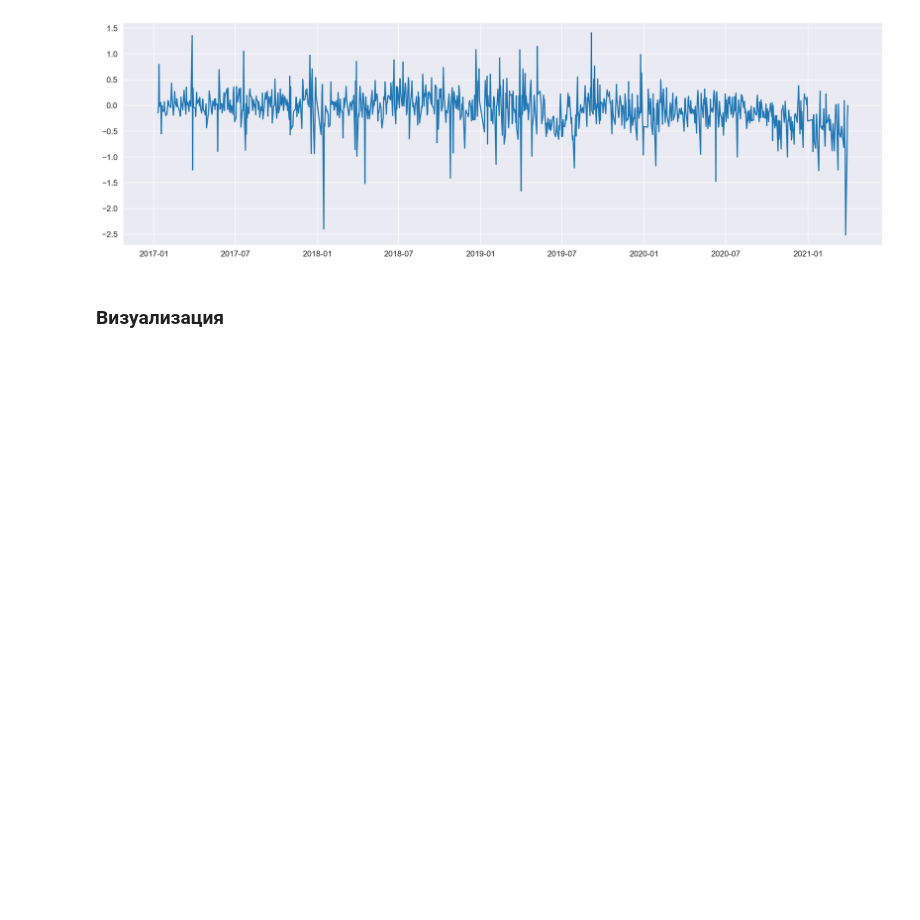
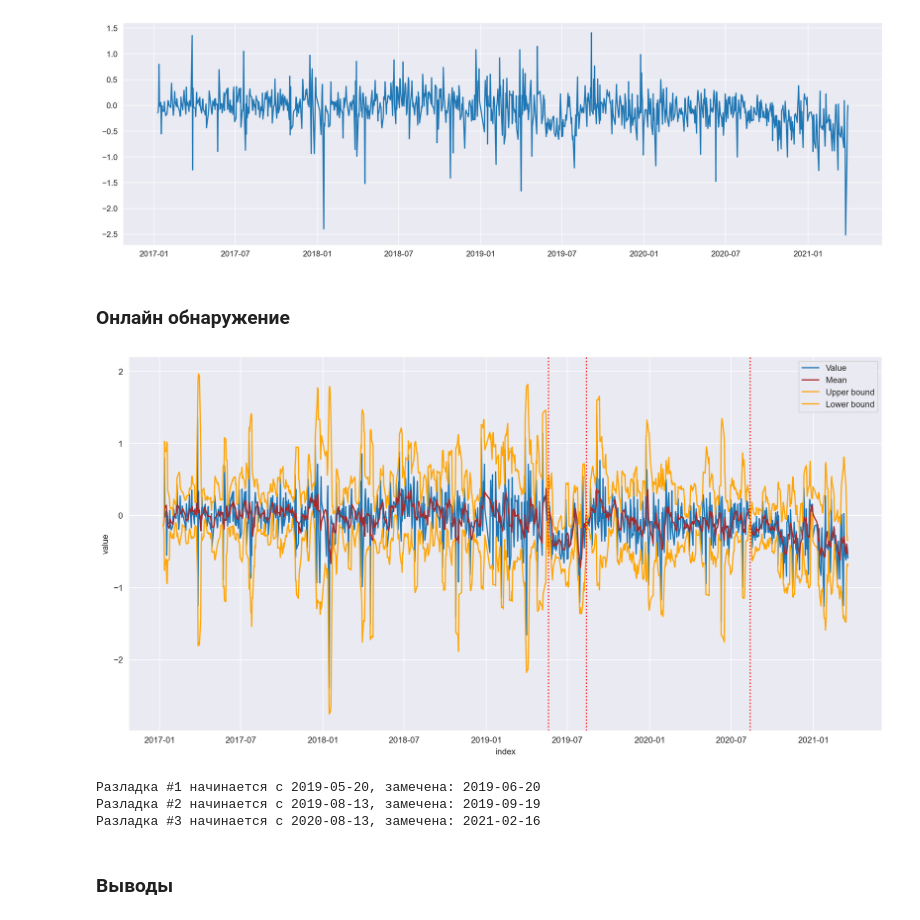
Before and after one commit to igmamedov/balance_predictions, a Jupyter notebook: notebooks/change_point.ipynb, the cells around one changed output. Drawn from its saved outputs; the diff is of its cells as text; code cells hidden in the pictures; blank space fills up the shorter version.

Commit message:
update change point notebook

```diff
--- a/notebooks/change_point.ipynb
+++ b/notebooks/change_point.ipynb
@@ -15,8 +22,9 @@ sns.set_style("darkgrid")
 # %% [markdown]
 ### Данные
 # %%
-df = pd.read_csv("../data/dataset.csv")
-df['Timestamp'] = pd.to_datetime(df['Timestamp'])
+df = pd.read_excel("../data/Project 2_2023.xlsx")
+df['Timestamp'] = pd.to_datetime(df['Date'])
+df = df[~((df['Income'] <= 1e-1) & (df['Outcome'] <= 1e-1))]
 df = df.set_index('Timestamp')
 dataset = df['Balance']
 # %%
@@ -25,5 +33,43 @@ plt.plot(dataset)
 plt.show()
 # %% [output]
 [figure]
+# %% [markdown]
+### Онлайн обнаружение
+# %%
+cp = ChangePoint(dataset[:500])
+train_dataset = dataset[:500]
+
+delays = []
+
+cp = ChangePoint(train_dataset)
+for n, (i, j) in enumerate(zip(dataset[500:], dataset[500:].index)):
+    flag, stats = cp.calc_statistics(i, j)
+
+    if flag:
+        delays.append(j)
+
+    if n % 10 == 0:
+        clear_output(wait=True)
+        fig, axes = plt.subplots(figsize=(16,8))
+        sns.lineplot(stats['value'], ax=axes, label='Value')
+        sns.lineplot(stats['rolling_mean'], ax=axes, color='brown', label='Mean')
+        sns.lineplot(stats['rolling_mean'] + 2 * stats['rolling_std'], ax=axes, color='orange', label='Upper bound')
+        sns.lineplot(stats['rolling_mean'] - 2 * stats['rolling_std'], ax=axes, color='orange', label='Lower bound')
+
+        for br in np.unique(cp.result):
+            if br == 0:
+                continue
+            plt.axvline(dataset.index[br], color='r', linestyle=':', label='Обнаруженная разладка')
+
+        plt.show()
+# %% [output]
+[figure, added]
+# %%
+for i, (val, delay) in enumerate(zip(cp.result[1:], delays)):
+    print(f"Разладка #{i+1} начинается с {dataset.index[val].date()}, замечена: {delay.date()}")
+# %% [output]
+Разладка #1 начинается с 2019-05-20, замечена: 2019-06-20
+Разладка #2 начинается с 2019-08-13, замечена: 2019-09-19
+Разладка #3 начинается с 2020-08-13, замечена: 2021-02-16
 # %% [markdown]
-### Визуализация
+### Выводы
```
Also changed, not shown: parts of 15 cells of this notebook.
